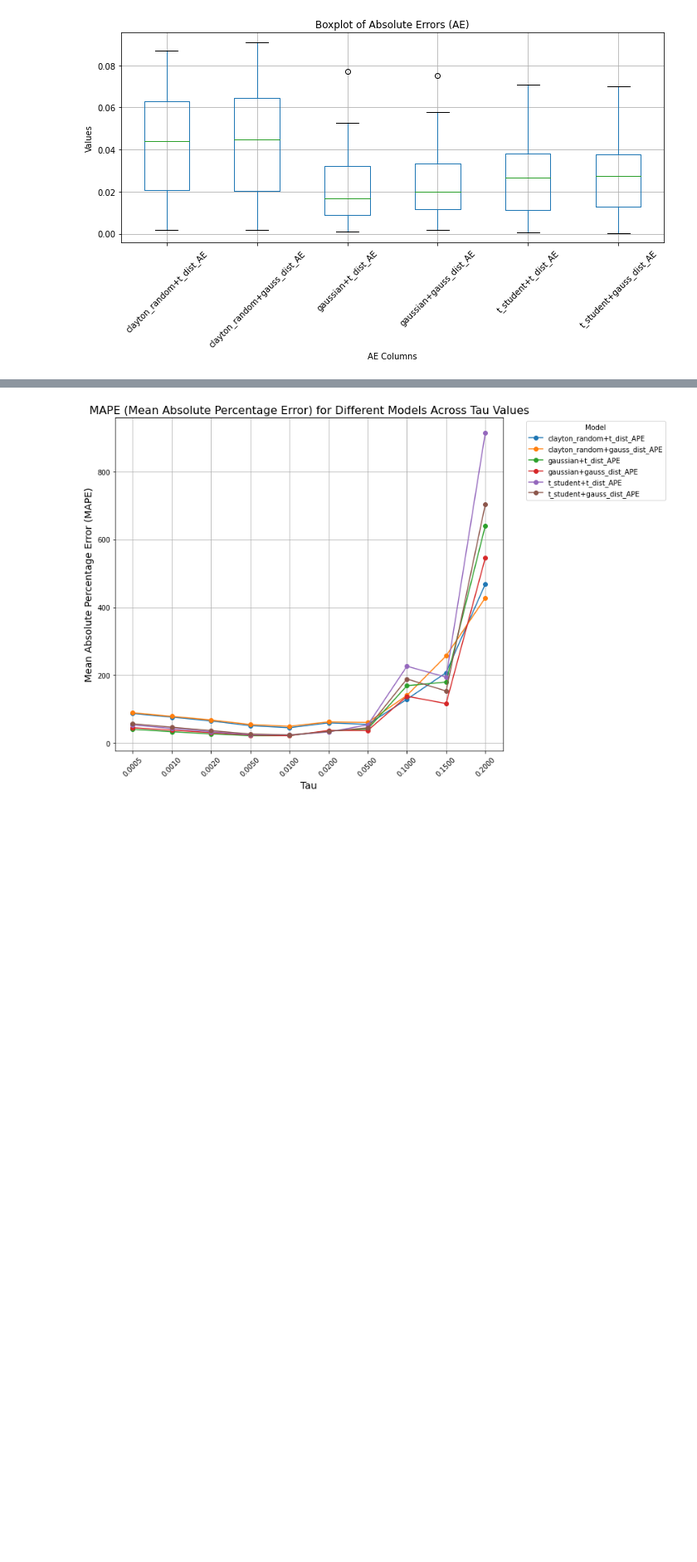
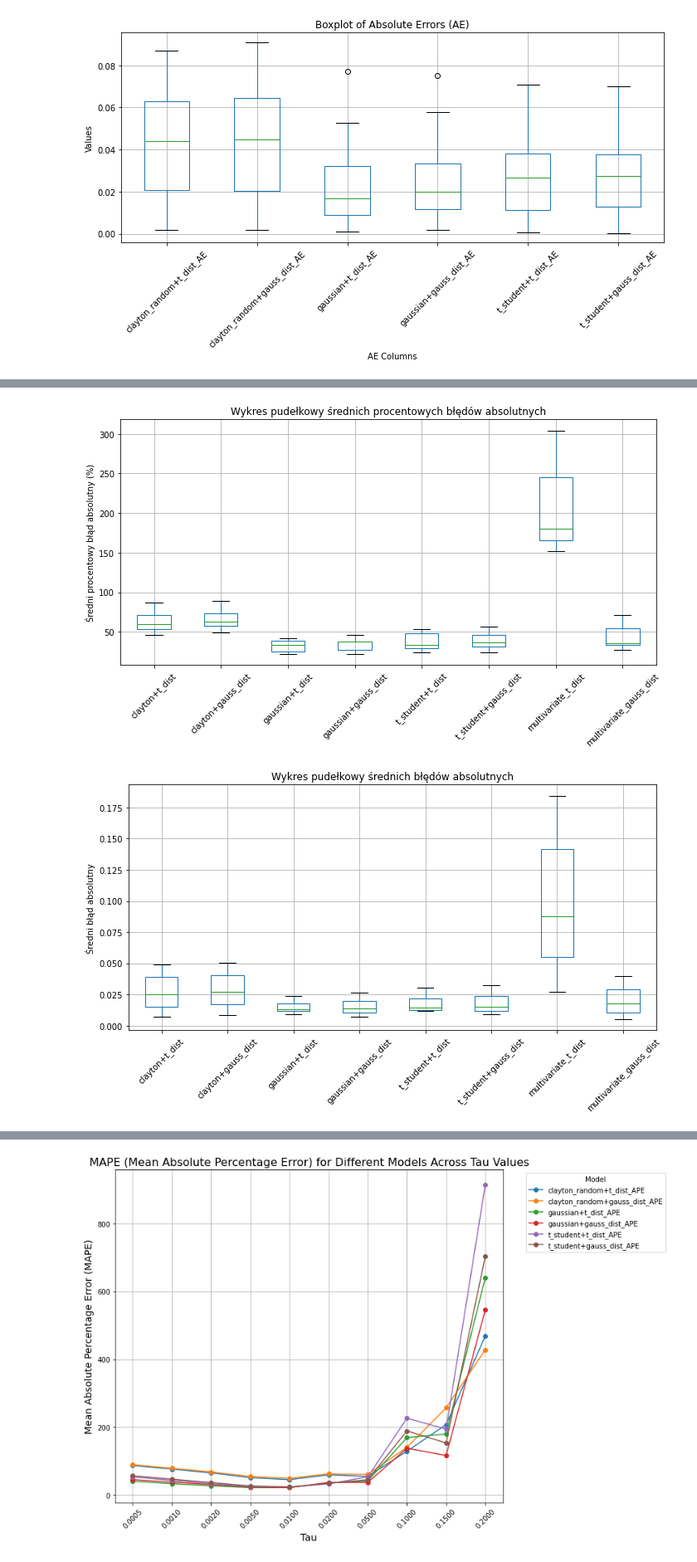
Before and after one commit to mkowalewski1282/portfolio_analysis, a Jupyter notebook: expectiles_comparison.ipynb, the cells around one changed output, grey strips where cells are left out. Shown at 83% size. Cells and saved outputs as stored; diff of their text form; code cells hidden in the pictures; blank space fills up the shorter version.

```diff
--- a/expectiles_comparison.ipynb
+++ b/expectiles_comparison.ipynb
@@ -165,0 +283,3 @@ final_df.index.name = "Tau"
+# %%
+merged_df = pd.merge(final_df, multivariate_final_df, left_index=True, right_index=True)
+merged_df
@@ -165,0 +312,46 @@ final_df.index.name = "Tau"
+# %%
+columns_to_rename = [col for col in merged_df.columns if col.startswith('clayton_random+')]
+renamed_columns = {col: col.replace('clayton_random+', 'clayton+') for col in columns_to_rename}
+
+# Apply the renaming to the DataFrame
+merged_df = merged_df.rename(columns=renamed_columns)
+
+merged_df_cut = merged_df.iloc[:7]
+
+
+ape_columns = [col for col in merged_df_cut.columns if 'APE' in col]
+# ape_columns.remove("multivariate_t_dist_APE")
+clean_ape_columns = [col.replace('_APE', '').strip() for col in ape_columns]
+
+plt.figure(figsize=(10, 6))
+merged_df_cut[ape_columns].boxplot()
+plt.title('Wykres pudełkowy średnich procentowych błędów absolutnych')
+plt.ylabel('Średni procentowy błąd absolutny (%)')
+plt.xticks(ticks=range(1, len(clean_ape_columns) + 1), labels=clean_ape_columns, rotation=45)
+plt.tight_layout()
+plt.show()
+
+
+ae_columns = [col for col in merged_df_cut.columns if 'AE' in col]
+# ae_columns.remove("multivariate_t_dist_AE")
+clean_ae_columns = [col.replace('_AE', '').strip() for col in ae_columns]
+
+plt.figure(figsize=(10, 6))
+merged_df_cut[ae_columns].boxplot()
+plt.title('Wykres pudełkowy średnich błędów absolutnych')
+plt.ylabel('Średni błąd absolutny')
+plt.xticks(ticks=range(1, len(clean_ae_columns) + 1), labels=clean_ae_columns, rotation=45)
+plt.tight_layout()
+plt.show()
+
+
+plt.figure(figsize=(10, 6))
+merged_df[ae_columns].boxplot()
+plt.title('Wykres pudełkowy średnich błędów absolutnych (wszystkie wartości tau)')
+plt.ylabel('Średni błąd absolutny')
+plt.xticks(ticks=range(1, len(clean_ae_columns) + 1), labels=clean_ae_columns, rotation=45)
+plt.tight_layout()
+plt.show()
+# %% [output]
+[figure, added]
+[figure, added]
```
Also changed, not shown: parts of 6 cells of this notebook.
